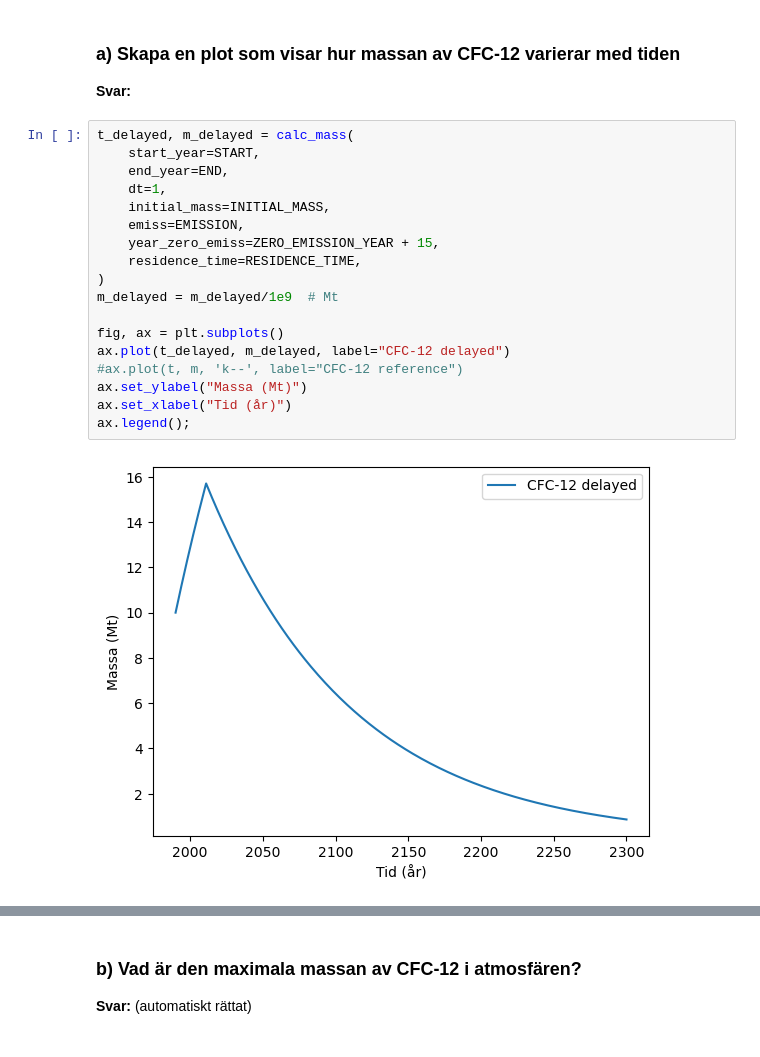
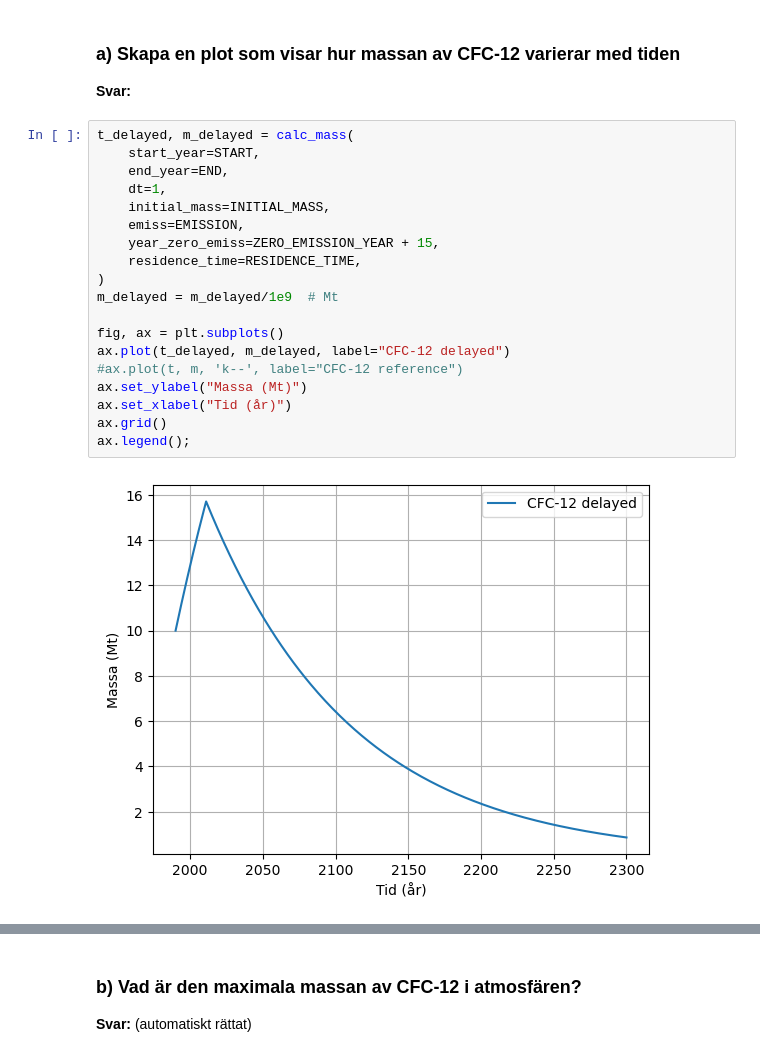
Before and after one commit to SEE-GEO/SEE060_Utfasning_freoner, a Jupyter notebook: losning_inlamning_3.ipynb, the cells around one changed output, grey strips where cells are left out. Drawn from its saved outputs; the diff is of its cells as text.

```diff
--- a/losning_inlamning_3.ipynb
+++ b/losning_inlamning_3.ipynb
@@ -105,20 +159,21 @@ CFC-12 är borta ur atmosfären år 2242.
 # %%
 t_delayed, m_delayed = calc_mass(
     start_year=START,
     end_year=END,
     dt=1,
     initial_mass=INITIAL_MASS,
     emiss=EMISSION,
     year_zero_emiss=ZERO_EMISSION_YEAR + 15,
     residence_time=RESIDENCE_TIME,
 )
 m_delayed = m_delayed/1e9  # Mt
 
 fig, ax = plt.subplots()
 ax.plot(t_delayed, m_delayed, label="CFC-12 delayed")
 #ax.plot(t, m, 'k--', label="CFC-12 reference")
 ax.set_ylabel("Massa (Mt)")
 ax.set_xlabel("Tid (år)")
+ax.grid()
 ax.legend();
 # %% [output]
-[figure, old version]
+[figure, new version]
```
Also changed, not shown: parts of 9 cells of this notebook.
